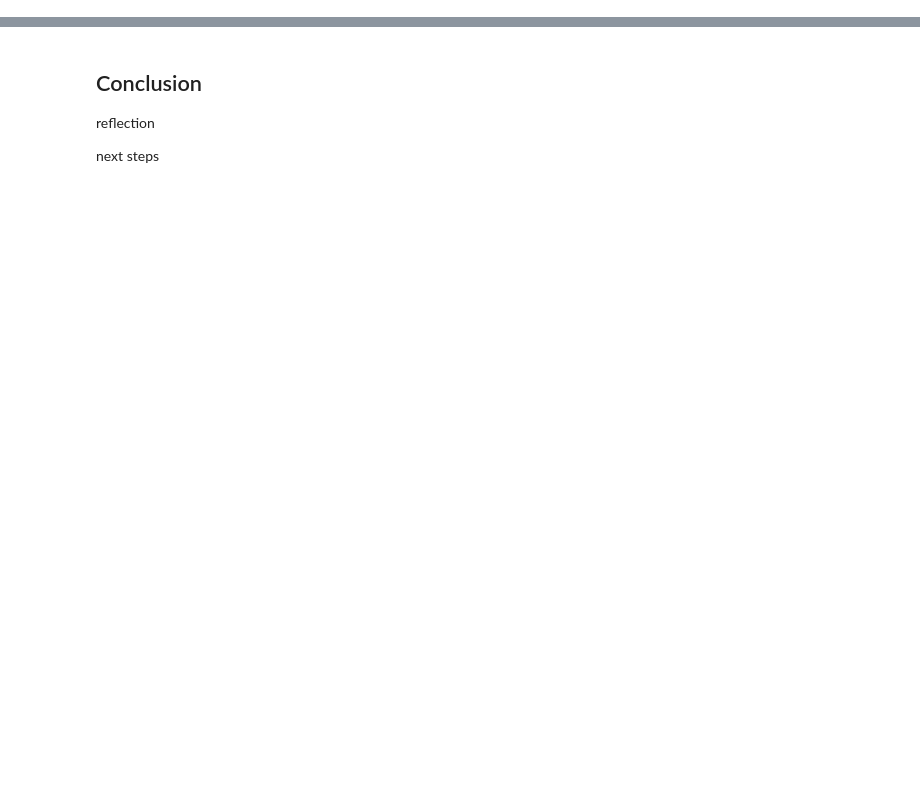
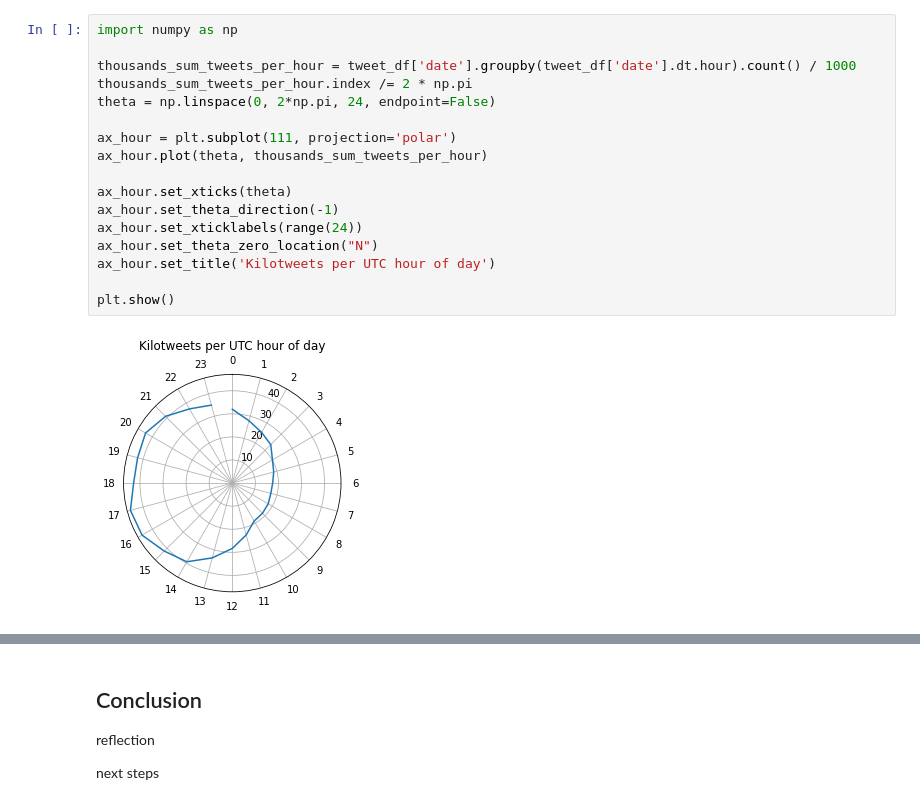
Before and after one commit to astralbijection/trans-data-analysis, a Jupyter notebook: notebooks/final_report.ipynb, the cells around one changed output, grey strips where cells are left out. Cells and saved outputs as stored; diff of their text form; blank space fills up the shorter version.

```diff
--- a/notebooks/final_report.ipynb
+++ b/notebooks/final_report.ipynb
@@ -85,0 +118,19 @@ def tweet_df():
+# %%
+import numpy as np
+
+thousands_sum_tweets_per_hour = tweet_df['date'].groupby(tweet_df['date'].dt.hour).count() / 1000
+thousands_sum_tweets_per_hour.index /= 2 * np.pi
+theta = np.linspace(0, 2*np.pi, 24, endpoint=False)
+
+ax_hour = plt.subplot(111, projection='polar')
+ax_hour.plot(theta, thousands_sum_tweets_per_hour)
+
+ax_hour.set_xticks(theta)
+ax_hour.set_theta_direction(-1)
+ax_hour.set_xticklabels(range(24))
+ax_hour.set_theta_zero_location("N")
+ax_hour.set_title('Kilotweets per UTC hour of day')
+
+plt.show()
+# %% [output]
+[figure, added]
```
Also changed, not shown: parts of 43 cells of this notebook, 2 other files.
